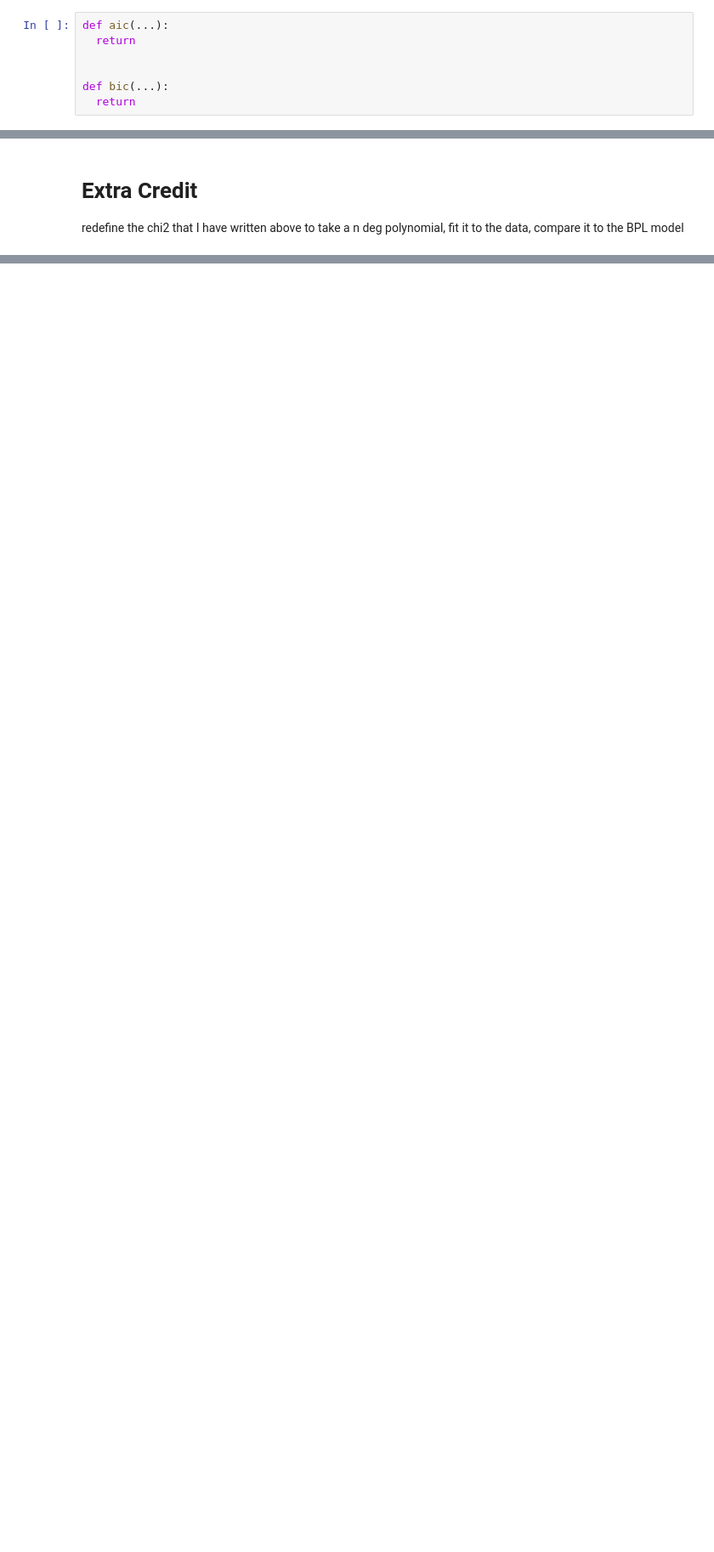
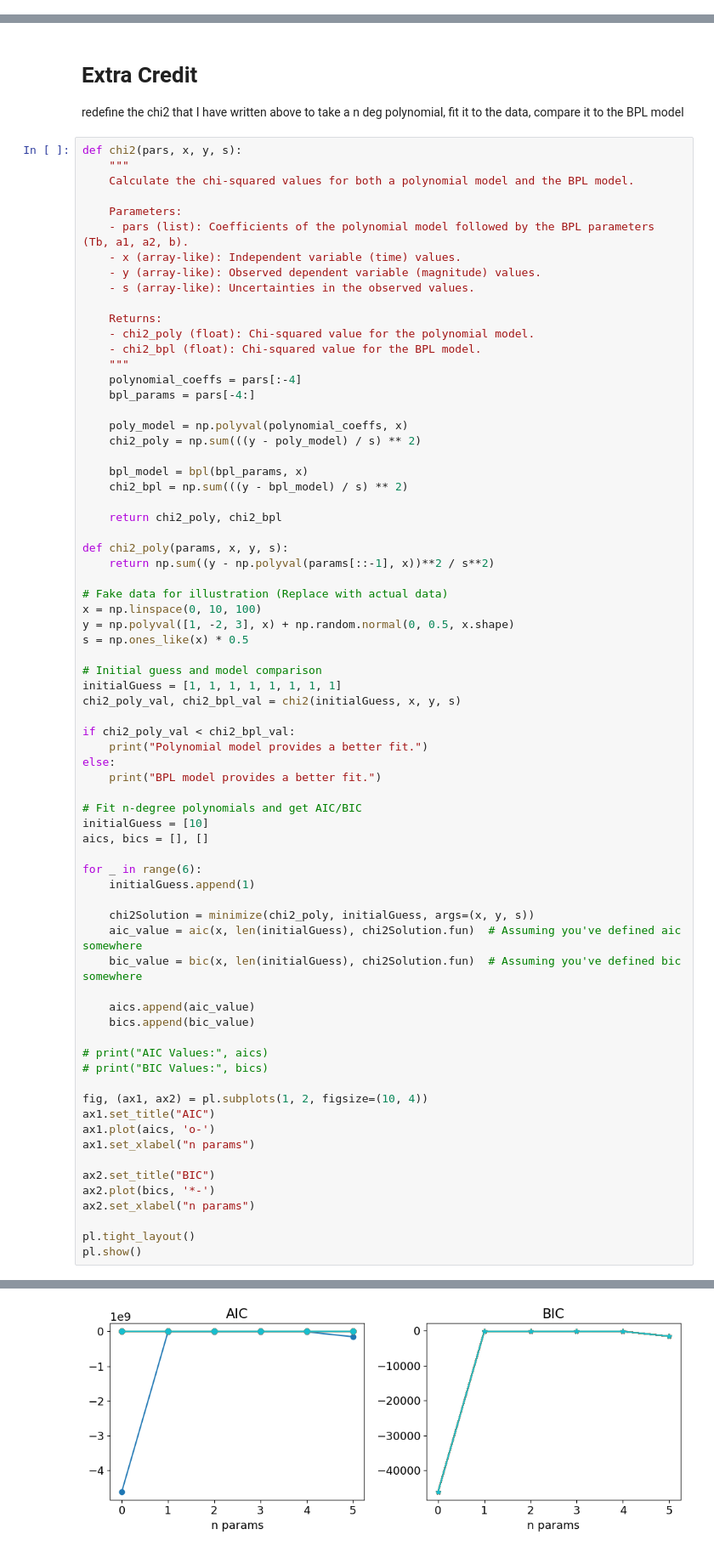
Before and after one commit to bivekpok/DSPS_BPokhrel, a Jupyter notebook: HW5/HW5.ipynb, the cells around one changed output, grey strips where cells are left out. Shown at 85% size. Drawn from its saved outputs; the diff is of its cells as text; blank space fills up the shorter version.

```diff
--- a/HW5/HW5.ipynb
+++ b/HW5/HW5.ipynb
@@ -1013,9 +1040,2 @@ NameError: ignored
 # %% [markdown]
 ## Calculate the AIC and BIC: Aikiki Information Criterion and Bayesian Information Criterion for the comparison of the same two models.
-# %%
-def aic(...):
-  return
-
-
-def bic(...):
-  return
@@ -1028,3 +1080,75 @@ print("BIC line {0:.2f} - BIC bpl {0:.2f}".format(bic(x, log_likelihood(mcmc_lin
 # %% [markdown]
 # Extra Credit
  redefine the chi2 that I have written above to take a n deg polynomial, fit it to the data, compare it to the BPL model
+# %%
+def chi2(pars, x, y, s):
+    """
+    Calculate the chi-squared values for both a polynomial model and the BPL model.
+
+    Parameters:
+    - pars (list): Coefficients of the polynomial model followed by the BPL parameters (Tb, a1, a2, b).
+    - x (array-like): Independent variable (time) values.
+    - y (array-like): Observed dependent variable (magnitude) values.
+    - s (array-like): Uncertainties in the observed values.
+
+    Returns:
+    - chi2_poly (float): Chi-squared value for the polynomial model.
+    - chi2_bpl (float): Chi-squared value for the BPL model.
+    """
+    polynomial_coeffs = pars[:-4]
+    bpl_params = pars[-4:]
+
+    poly_model = np.polyval(polynomial_coeffs, x)
+    chi2_poly = np.sum(((y - poly_model) / s) ** 2)
+
+    bpl_model = bpl(bpl_params, x)
+    chi2_bpl = np.sum(((y - bpl_model) / s) ** 2)
+
+    return chi2_poly, chi2_bpl
+
+def chi2_poly(params, x, y, s):
+    return np.sum((y - np.polyval(params[::-1], x))**2 / s**2)
+
+# Fake data for illustration (Replace with actual data)
+x = np.linspace(0, 10, 100)
+y = np.polyval([1, -2, 3], x) + np.random.normal(0, 0.5, x.shape)
+s = np.ones_like(x) * 0.5
+
+# Initial guess and model comparison
+initialGuess = [1, 1, 1, 1, 1, 1, 1, 1]
+chi2_poly_val, chi2_bpl_val = chi2(initialGuess, x, y, s)
+
+if chi2_poly_val < chi2_bpl_val:
+    print("Polynomial model provides a better fit.")
+else:
+    print("BPL model provides a better fit.")
+
+# Fit n-degree polynomials and get AIC/BIC
+initialGuess = [10]
+aics, bics = [], []
+
+for _ in range(6):
+    initialGuess.append(1)
+
+    chi2Solution = minimize(chi2_poly, initialGuess, args=(x, y, s))
+    aic_value = aic(x, len(initialGuess), chi2Solution.fun)  # Assuming you've defined aic somewhere
+    bic_value = bic(x, len(initialGuess), chi2Solution.fun)  # Assuming you've defined bic somewhere
+
+    aics.append(aic_value)
+    bics.append(bic_value)
+
+# print("AIC Values:", aics)
+# print("BIC Values:", bics)
+
+fig, (ax1, ax2) = pl.subplots(1, 2, figsize=(10, 4))
+ax1.set_title("AIC")
+ax1.plot(aics, 'o-')
+ax1.set_xlabel("n params")
+
+ax2.set_title("BIC")
+ax2.plot(bics, '*-')
+ax2.set_xlabel("n params")
+
+pl.tight_layout()
+pl.show()
+# %% [output]
@@ -1030,0 +1156 @@ print("BIC line {0:.2f} - BIC bpl {0:.2f}".format(bic(x, log_likelihood(mcmc_lin
+[figure, added]
```
Also changed, not shown: parts of 21 cells of this notebook.
